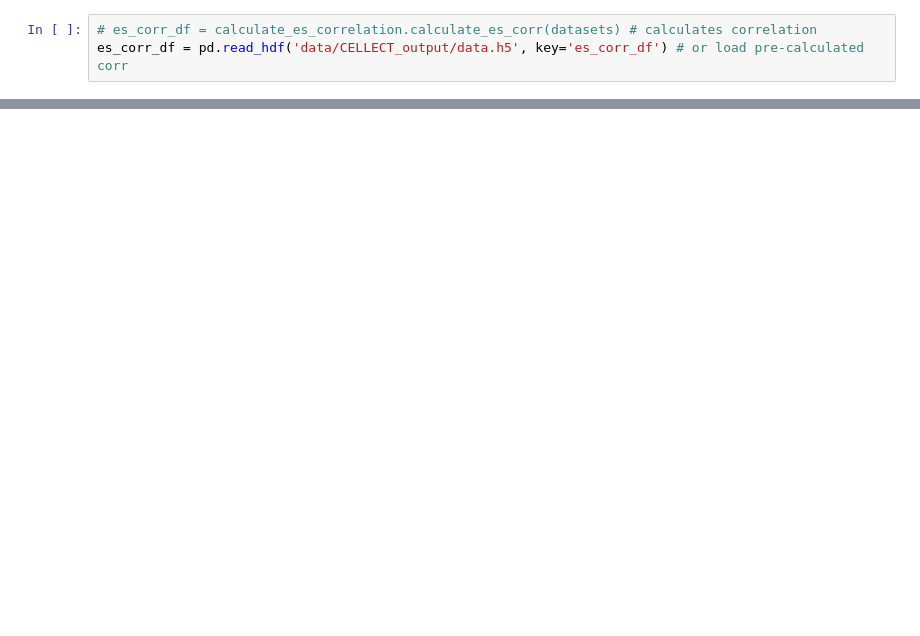
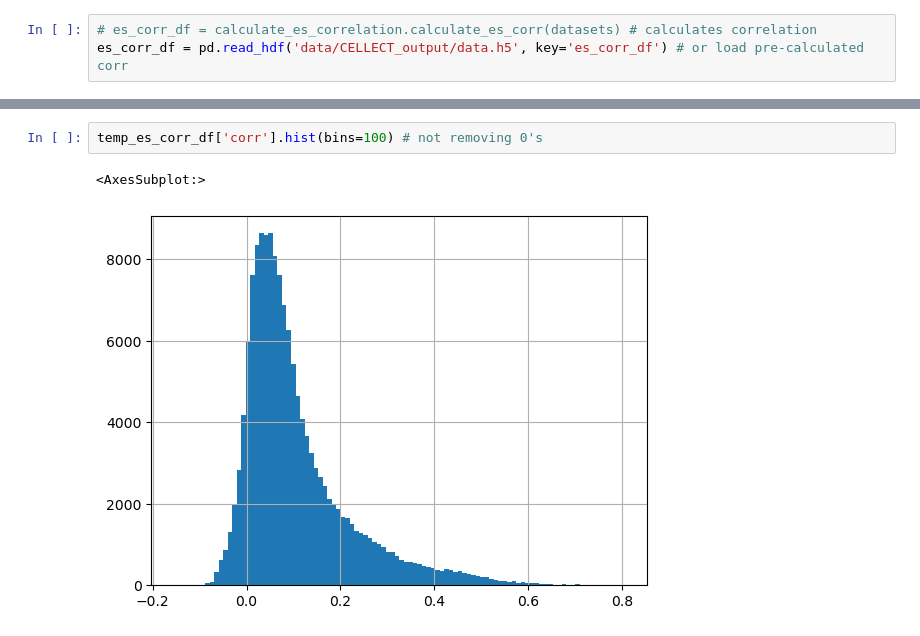
Before and after one commit to erwinerdem/STEAP, a Jupyter notebook: notebooks/depression_example.ipynb, the cells around one changed output, grey strips where cells are left out. Saved outputs shown, nothing was run; the diff lists cells and outputs as text; blank space fills up the shorter version.

```diff
--- a/notebooks/depression_example.ipynb
+++ b/notebooks/depression_example.ipynb
@@ -375,0 +431,5 @@ es_corr_df[
+# %%
+temp_es_corr_df['corr'].hist(bins=100) # not removing 0's
+# %% [output]
+<AxesSubplot:>
+[figure, added]
```
Also changed, not shown: parts of 15 cells of this notebook, 4 other files.
